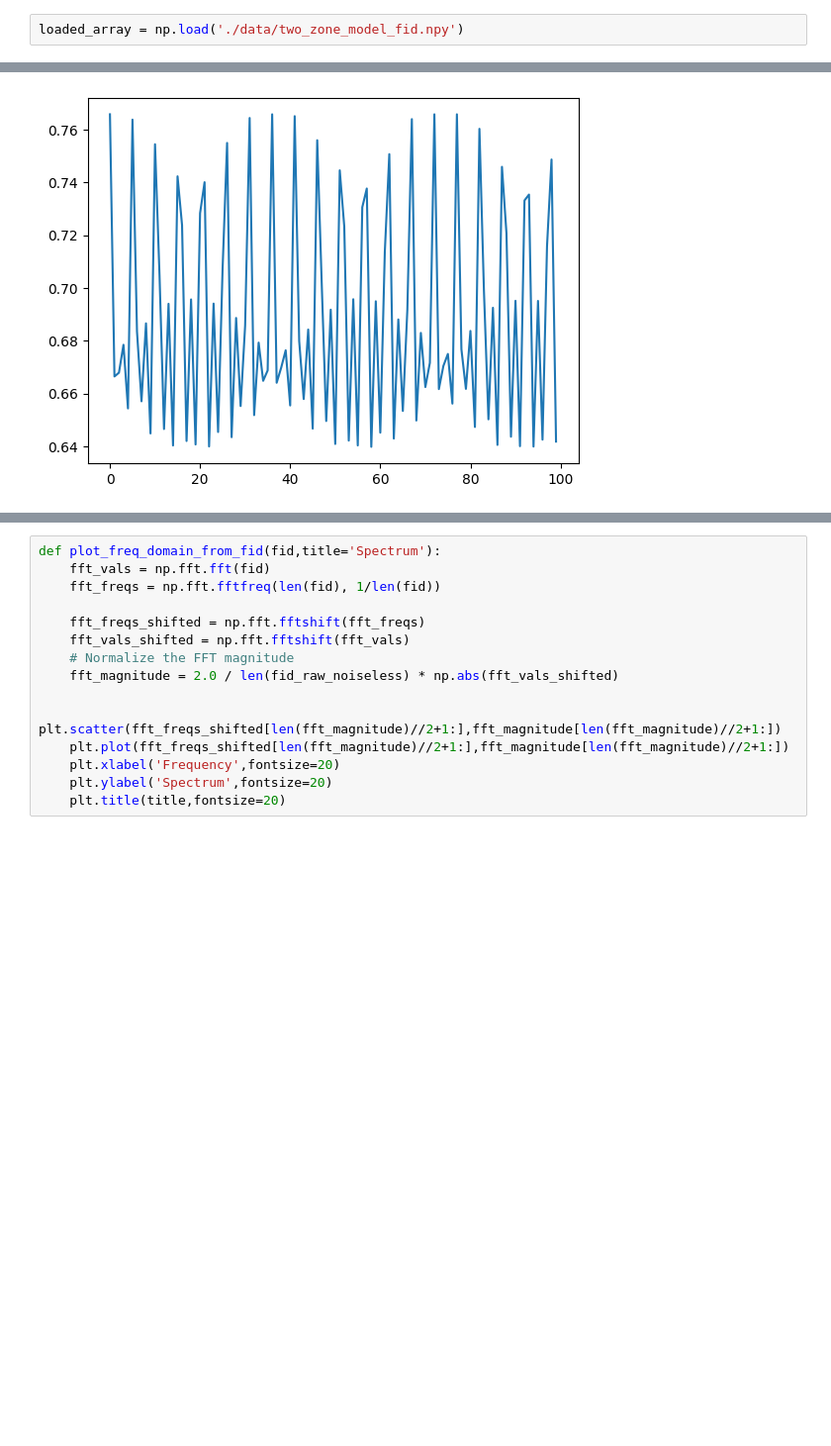
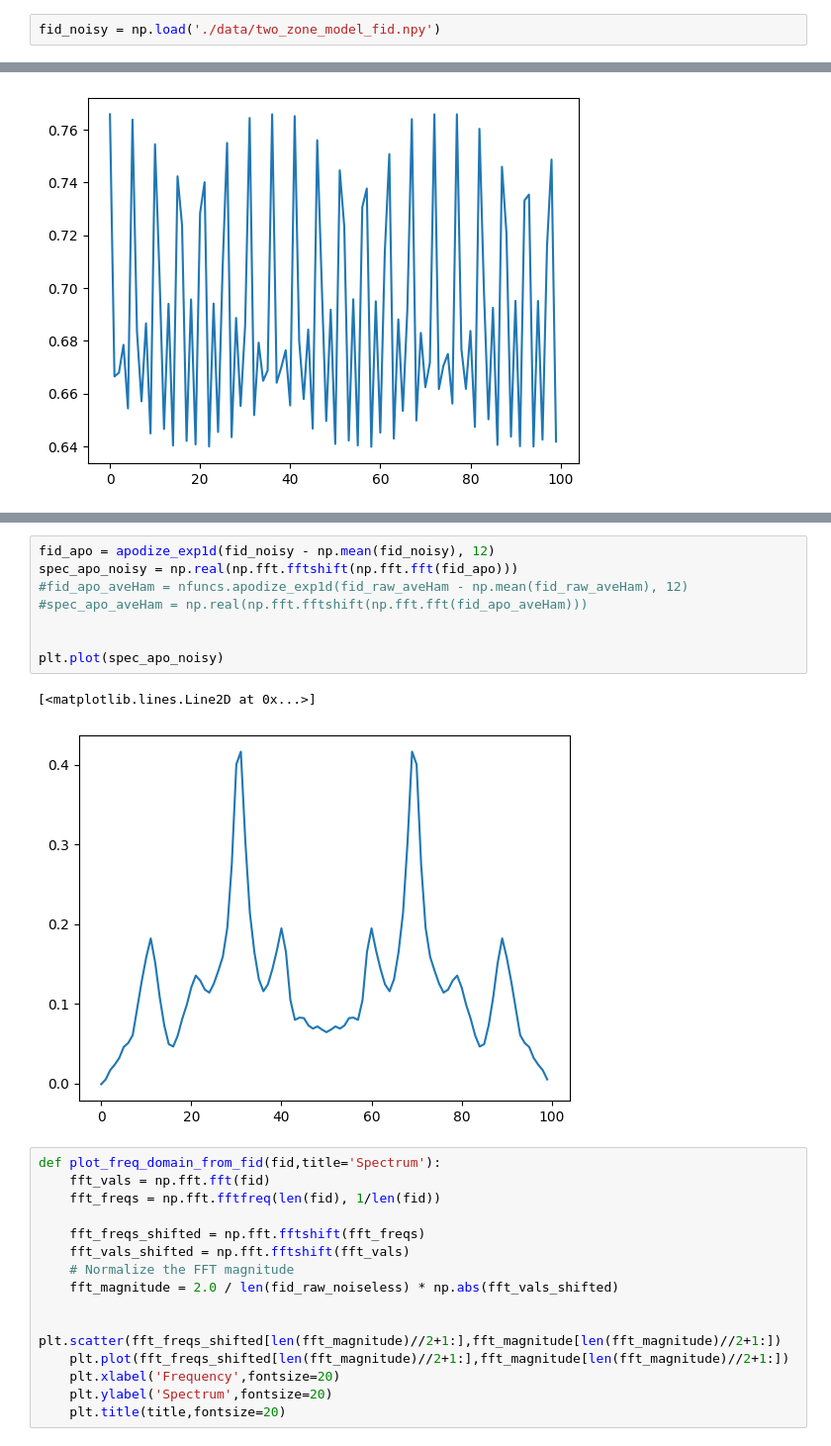
Before and after one commit to kseetharam/nmr-qsim, a Jupyter notebook: methyl_circuits/NMR_updated_cirq.ipynb, the cells around one changed output, grey strips where cells are left out. Shown at 99% size. Drawn from its saved outputs; the diff is of its cells as text; blank space fills up the shorter version.

```diff
--- a/methyl_circuits/NMR_updated_cirq.ipynb
+++ b/methyl_circuits/NMR_updated_cirq.ipynb
@@ -117,5 +115,5 @@ for indt, t_ind in enumerate(t_ind_List):
 # %%
 from matplotlib import pyplot as plt
 # %%
-loaded_array = np.load('./data/two_zone_model_fid.npy')
+fid_noisy = np.load('./data/two_zone_model_fid.npy')
 # %%
@@ -135,3 +146,14 @@ plt.plot(fid_raw_noiseless)
+# %%
+fid_apo = apodize_exp1d(fid_noisy - np.mean(fid_noisy), 12)
+spec_apo_noisy = np.real(np.fft.fftshift(np.fft.fft(fid_apo)))
+#fid_apo_aveHam = nfuncs.apodize_exp1d(fid_raw_aveHam - np.mean(fid_raw_aveHam), 12)
+#spec_apo_aveHam = np.real(np.fft.fftshift(np.fft.fft(fid_apo_aveHam)))
+
+
+plt.plot(spec_apo_noisy)
+# %% [output]
+[<matplotlib.lines.Line2D at 0x...>]
+[figure, added]
 # %%
 def plot_freq_domain_from_fid(fid,title='Spectrum'):
     fft_vals = np.fft.fft(fid)
```
Also changed, not shown: parts of 9 cells of this notebook, 3 other files.
